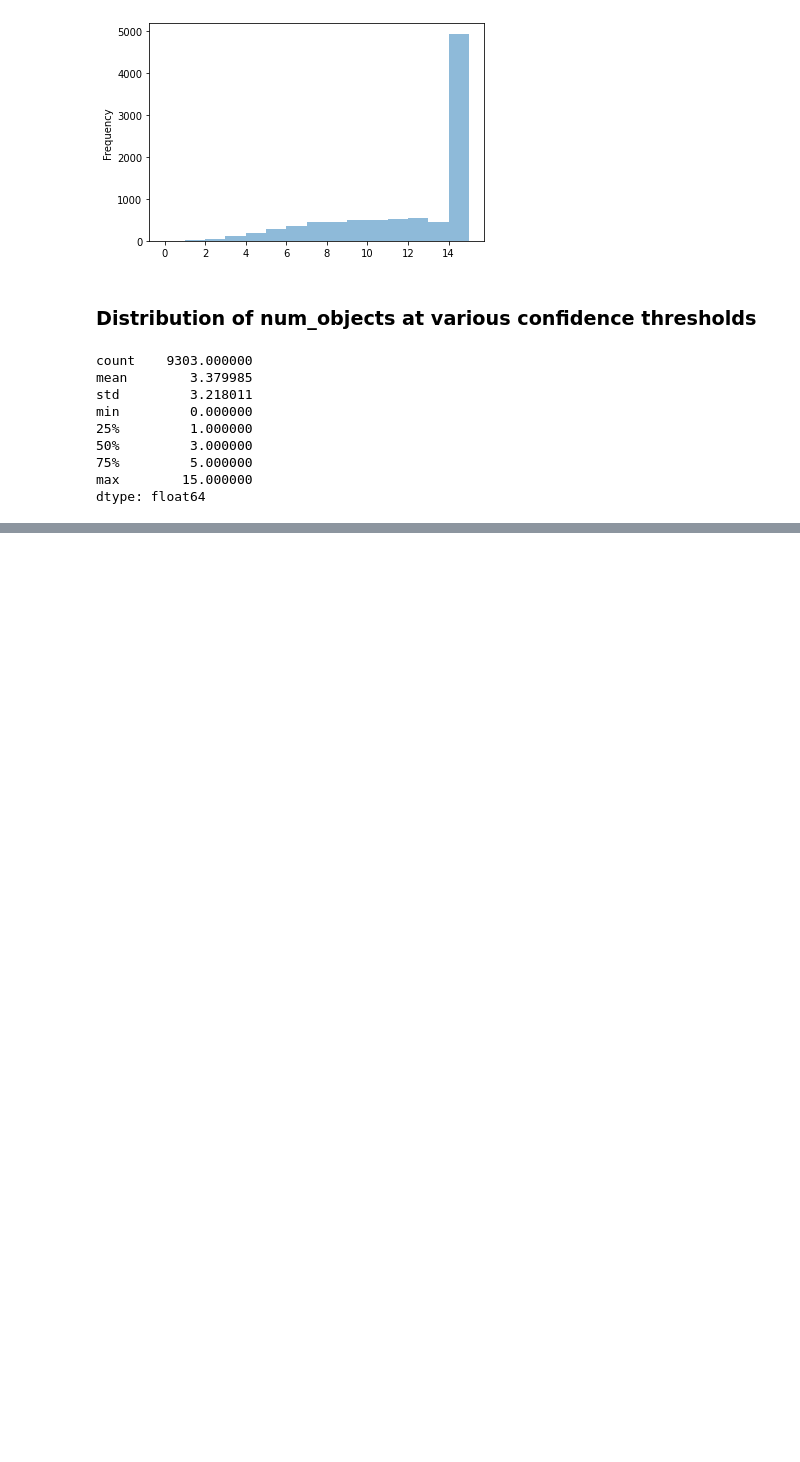
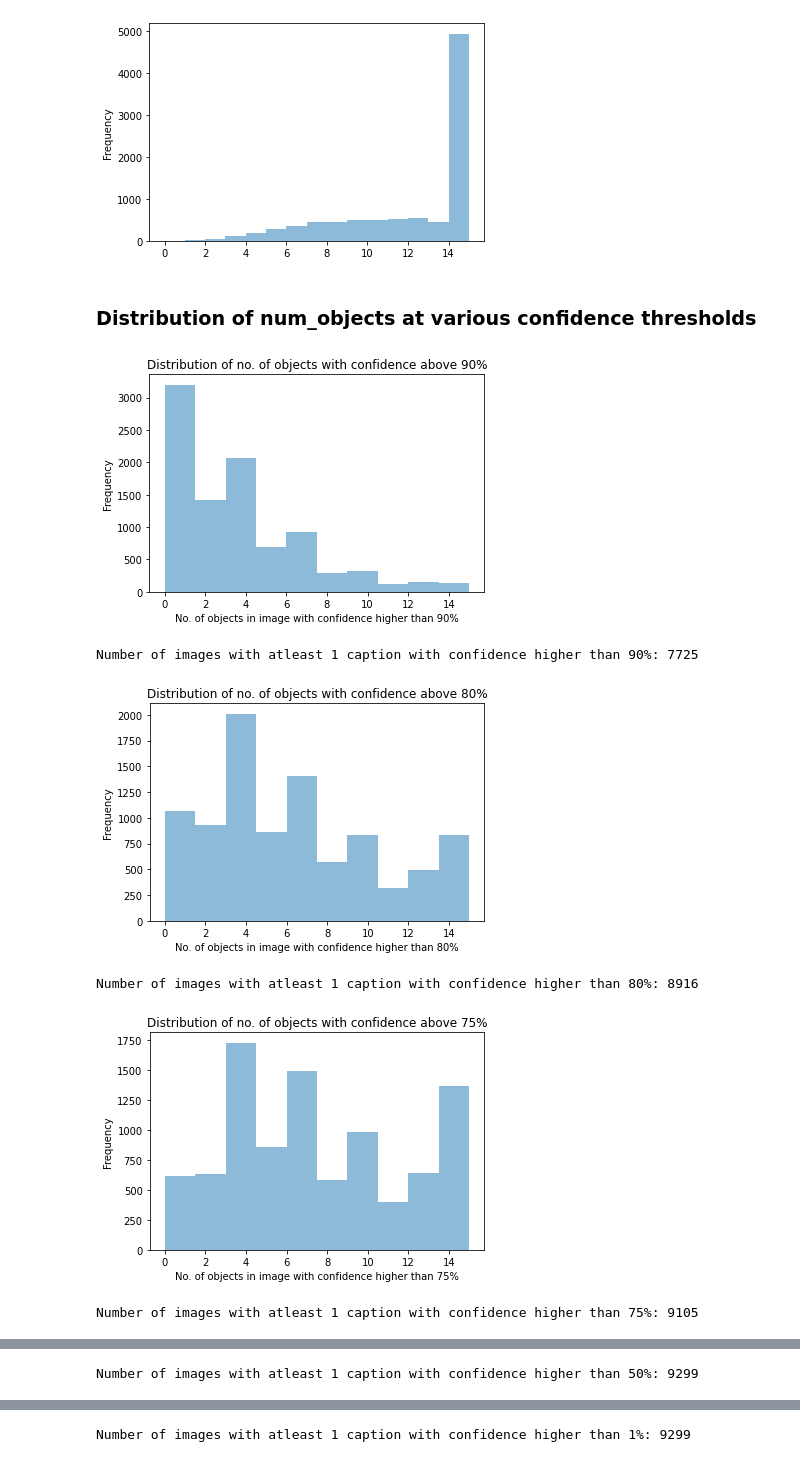
Before and after one commit to apragupta/ML1_Final_Proj, a Jupyter notebook: exploration.ipynb, the cells around one changed output, grey strips where cells are left out. Saved outputs shown, nothing was run; the diff lists cells and outputs as text; code cells hidden in the pictures; blank space fills up the shorter version.

Commit message:
Added some more exploration relating to size, objects etc-

```diff
--- a/exploration.ipynb
+++ b/exploration.ipynb
@@ -221,8 +226,6 @@ image_captions['num_obj'].plot.hist(bins=15, alpha=0.5)
 # %% [markdown]
 ### Distribution of num_objects at various confidence thresholds
 # %%
-thresh = 0.9
-
 def get_objects_with_conf_above(meta_df, threshold):
     """
     Returns a Series with a list of tuples (object,float) of object and confidence with confidence greater that threshold.
@@ -231,16 +234,20 @@ def get_objects_with_conf_above(meta_df, threshold):
     #object_conf tuple for objects with confidence above threshold
     obj_conf = image_captions.apply(lambda x: [] if (pd.isna(x.objects) or pd.isna(x.object_confidence))
                                    else [(obj,float(conf)) for (obj,conf) in zip(x.objects.split(','), x.object_confidence.split(','))
-                                        if float(conf) >=thresh], axis=1)
+                                        if float(conf) >=threshold], axis=1)
+    return obj_conf
-# %%
-obj_conf_num.describe()
-# %% [output]
-count    9303.000000
-mean        3.379985
-std         3.218011
-min         0.000000
-25%         1.000000
-50%         3.000000
-75%         5.000000
-max        15.000000
-dtype: float64
+# %%
+#get number of objects at various thresholds and plot them
+thresholds = [90,80,75,50,1]
+for t in thresholds:
+    num_obj_conf = get_objects_with_conf_above(image_captions,(t*0.01)).apply(lambda l: len(l))
+    num_obj_conf.plot.hist(alpha=0.5,title=f"Distribution of no. of objects with confidence above {t}%").set_xlabel(f"No. of objects per image with confidence higher than {t}%")
+    plt.show()
+    print(f"Number of images with atleast 1 caption with confidence higher than {t}%:",len(num_obj_conf[num_obj_conf > 0]))
+# %% [output]
+[figure, added]
+Number of images with atleast 1 caption with confidence higher than 90%: 7725
+[figure, added]
+Number of images with atleast 1 caption with confidence higher than 80%: 8916
+[figure, added]
+Number of images with atleast 1 caption with confidence higher than 75%: 9105
@@ -246,0 +255 @@ dtype: float64
+Number of images with atleast 1 caption with confidence higher than 50%: 9299
@@ -246,0 +257 @@ dtype: float64
+Number of images with atleast 1 caption with confidence higher than 1%: 9299
```
Also changed, not shown: parts of 8 cells of this notebook.
